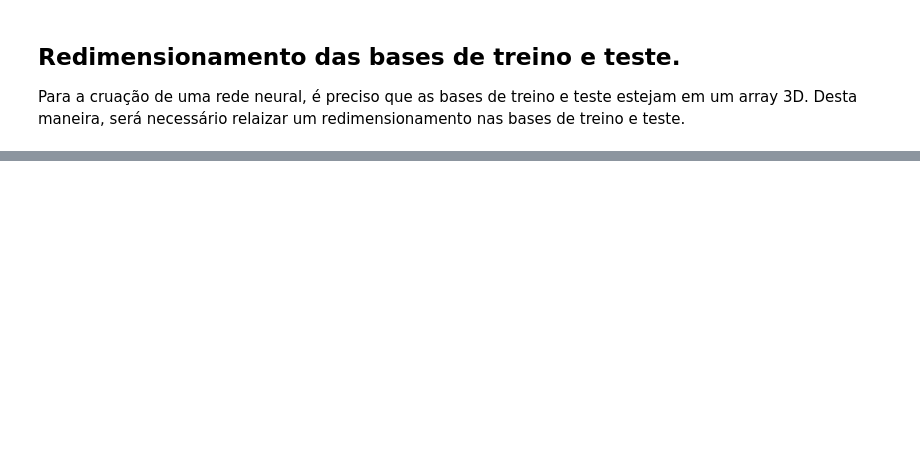
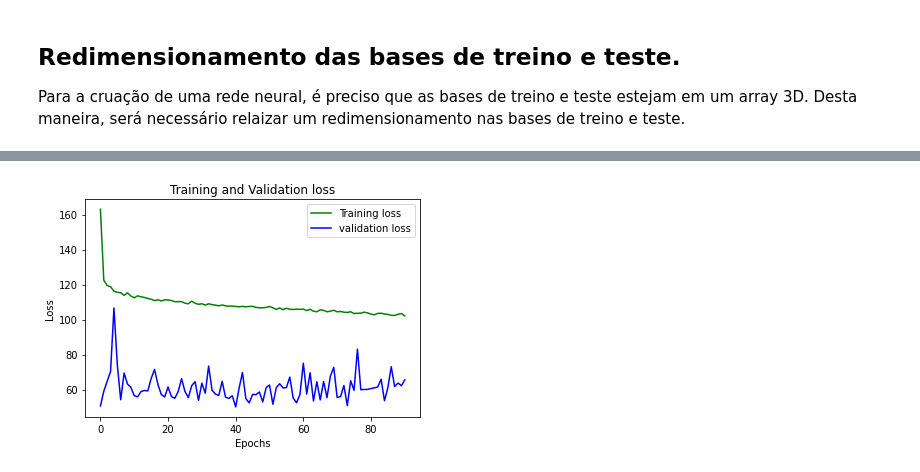
Before and after one commit to secretaria-ICA/Previsao_do_Preco_de_Energia, a Jupyter notebook: TCC_Energia.ipynb, the cells around one changed output, grey strips where cells are left out. Cells and saved outputs as stored; diff of their text form; code cells hidden in the pictures; blank space fills up the shorter version.

```diff
--- a/TCC_Energia.ipynb
+++ b/TCC_Energia.ipynb
@@ -2185,0 +1942,32 @@ aaaaaaaaaaaaaaaaaaaaaaaaaaaaaaaaaaaaaaaaaaajjjjjjaaaaaaaaaaaaaaaaaaaaaaaaaaaaaaa
+# %%
+modelo_2 = Sequential()
+
+# Adicionar a primeira camada LSTM
+modelo_2.add(LSTM(units = 100, return_sequences = True, input_shape = (X_train_2.shape[1], 1)))
+
+# Adicionar camada Dropout
+modelo_2.add(Dropout(0.2))
+
+# Adiconar camda Flatten
+modelo_2.add(Flatten())
+
+# Adicionar camada Dense
+modelo_2.add(Dense(100, activation='relu'))
+
+# Adicionar camada Dropout
+modelo_2.add(Dropout(0.1))
+
+# Adicionar Camda Dense
+modelo_2.add(Dense(1))
+
+
+model_checkpoint = ModelCheckpoint(
+                   'multivariate_lstm.h5', monitor=('val_loss'), save_best_only=True)
+optimizer = Adam(lr=6e-3, amsgrad=True)# no lugar do Adam, colcoar SGD / RMS prop.
+
+modelo_2.compile(loss=MeanSquaredError(),
+                          optimizer=optimizer,
+                          metrics=RootMeanSquaredError())
+
+# Visualizar a rede
+modelo_2.summary()
@@ -2185,0 +1998,2 @@ aaaaaaaaaaaaaaaaaaaaaaaaaaaaaaaaaaaaaaaaaaajjjjjjaaaaaaaaaaaaaaaaaaaaaaaaaaaaaaa
+# %%
+history_modelo_2 = modelo_2.fit(X_train_2, Y_train_2, epochs=150,validation_data=(X_val_2,Y_val_2),callbacks=[EarlyStopping(patience=50), model_checkpoint])
@@ -2185,0 +2030,12 @@ aaaaaaaaaaaaaaaaaaaaaaaaaaaaaaaaaaaaaaaaaaajjjjjjaaaaaaaaaaaaaaaaaaaaaaaaaaaaaaa
+# %%
+loss_train = history_modelo_2.history['loss']
+loss_val = history_modelo_2.history['val_loss']
+plt.plot(loss_train, 'g', label='Training loss')
+plt.plot(loss_val, 'b', label='validation loss')
+plt.title('Training and Validation loss')
+plt.xlabel('Epochs')
+plt.ylabel('Loss')
+plt.legend()
+plt.show()
+# %% [output]
+[figure, added]
```
Also changed, not shown: parts of 237 cells of this notebook.
